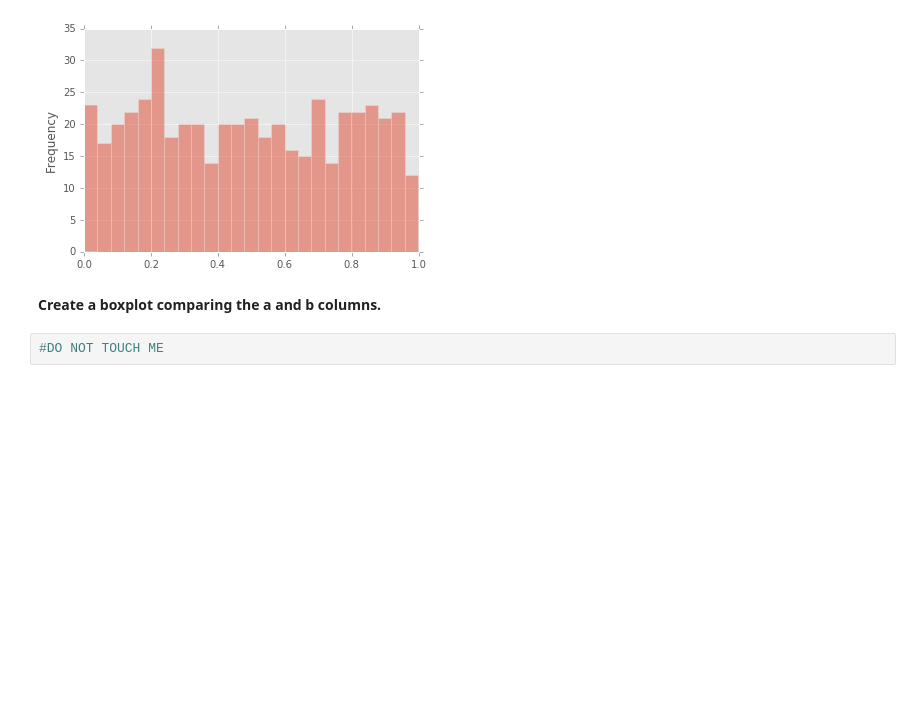
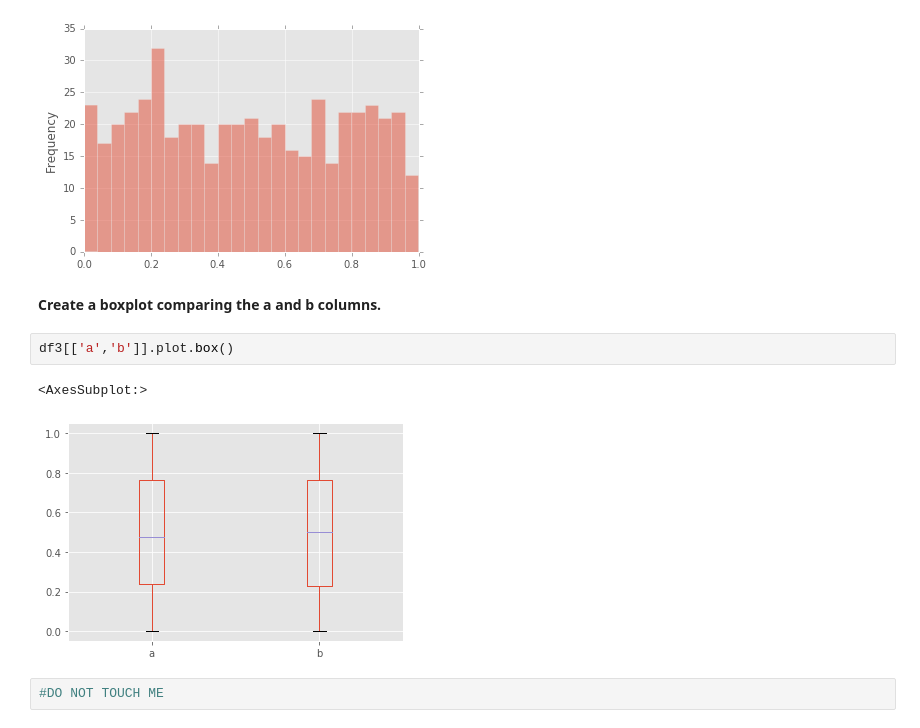
Before and after one commit to Gawasinspire/StriveSchool, a Jupyter notebook: d10/d10_Matplotlib/02_Pandas_Data_Visualization_Exercise .ipynb, the cells around one changed output. Cells and saved outputs as stored; diff of their text form; blank space fills up the shorter version.

```diff
--- a/d10/d10_Matplotlib/02_Pandas_Data_Visualization_Exercise .ipynb
+++ b/d10/d10_Matplotlib/02_Pandas_Data_Visualization_Exercise .ipynb
@@ -63,6 +75,11 @@ df3.plot.scatter(x='b',y='a',)
 [figure]
 # %% [markdown]
 **Create a boxplot comparing the a and b columns.**
+# %%
+df3[['a','b']].plot.box()
+# %% [output]
+<AxesSubplot:>
+[figure, added]
 # %%
 #DO NOT TOUCH ME
 # %% [output]
```
Also changed, not shown: parts of 7 cells of this notebook.
